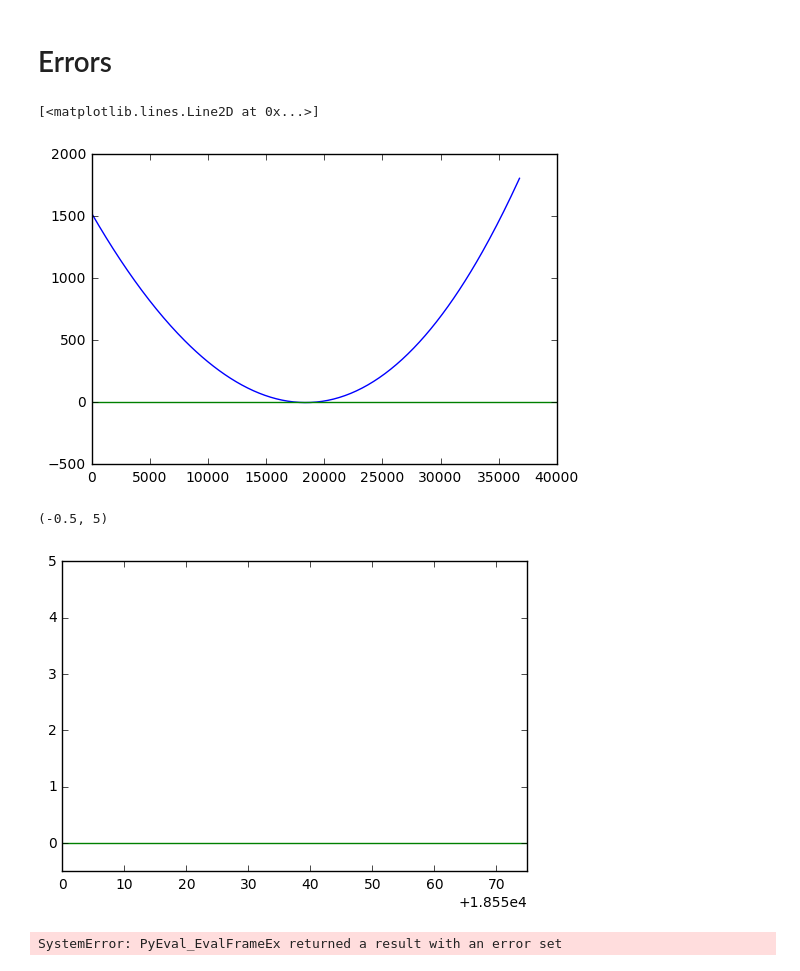
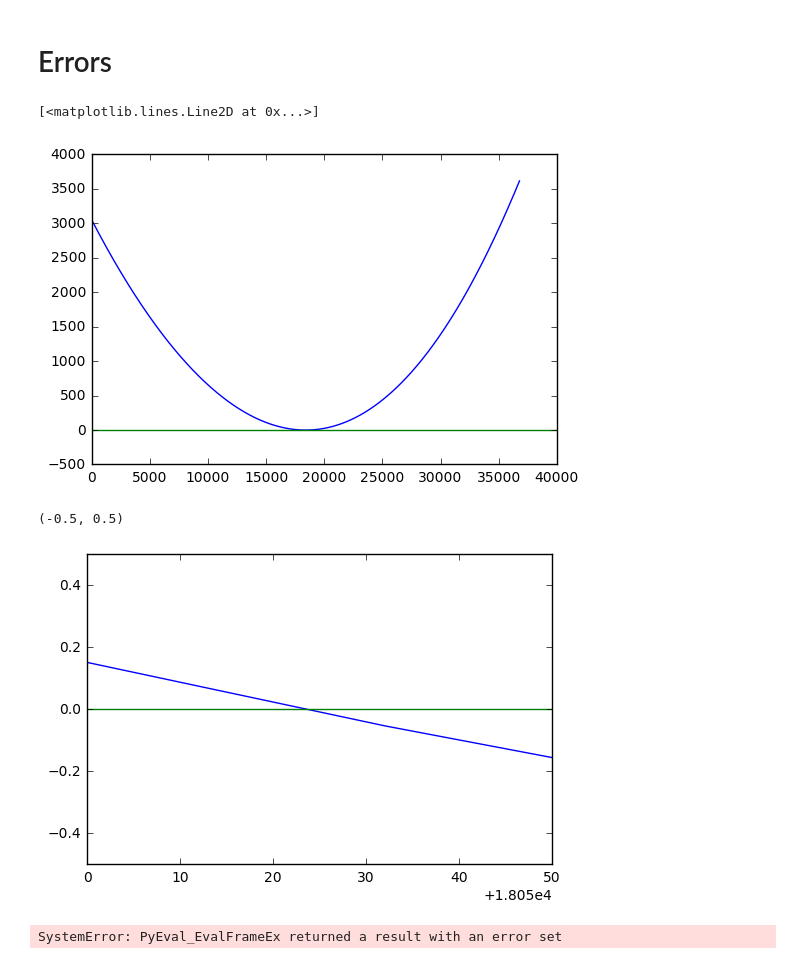
Before and after one commit to bpalmeiro/Next_Energy, a Jupyter notebook: Notebooks/Untitled.ipynb, the cells around one changed output. Saved outputs shown, nothing was run; the diff lists cells and outputs as text; code cells hidden in the pictures.

Commit message:
errors fixed in scan

```diff
--- a/Notebooks/Untitled.ipynb
+++ b/Notebooks/Untitled.ipynb
@@ -19,10 +31,13 @@ from scipy.special import gammaln
 from copy import copy
 
 def generalLogPoisson(x,mu):
-    try:
-        return (-mu+x*np.log(mu+0.00001)-gammaln(x+1))
-    except:
-        print(mu)
+    mu[mu<-2e-11] = np.nan
+    '''for i in mu:
+        if i<-2e-11:
+
+       print(i)
+    '''
+    return (-mu+x*np.log(mu+0.00001)-gammaln(x+1))
 
 class Fit():
     '''
@@ -49,16 +64,13 @@ class Fit():
         ypdf = np.sum(nevs*self.PDF_Val,axis=0)
         ydat = self.spectrum
         lm = (np.array(generalLogPoisson(ydat,ypdf))).sum()
-        return -lm
+        return -2*lm
 
 
 
     def FitLLM(self,nevs,bounds=None, **kwargs):
         nevs = nevs.reshape(len(np.array(nevs)),1)
         fit = self.LogLikelihood
-        if bounds==None:
-            bounds = [[0,None] ] *(len(nevs))
-        #res = sop.minimize(fit,nevs,method='L-BFGS-B',bounds = bounds,**kwargs)
         res = sop.minimize(fit,nevs,method='Nelder-Mead',**kwargs)
         ypdf = np.sum(nevs*self.PDF_Val,axis=0)
         ydat = self.spectrum
@@ -94,7 +106,7 @@ class Fit():
             fun_aux = self.FitLLM(nevs, **kwargs).fun
             res_list = []
 
-            fit = lambda aux_s:  (lambda x_nevs: self.LogLikelihood(np.insert(aux_evs,fixn,aux_s)) )
+            fit = lambda aux_s:  (lambda x_nevs: self.LogLikelihood(np.insert(x_nevs,fixn,aux_s)) )
             #res = sop.minimize(fit,nevs,method='L-BFGS-B',bounds = bounds,**kwargs)
             res = lambda aux_s: sop.minimize(fit(aux_s),aux_evs,method='Nelder-Mead',**kwargs)
             print(sop.brenth(res,0,aux))
@@ -230,20 +242,20 @@ for i in range(len(res_ls[0])):
 # %% [markdown]
 # Errors
 # %%
-scan = fit.FitLLMScan(np. array([ 18395.02927031,  10041.54032921,   1992.53167288,   4839.01680656,1384.77826122]),0,300)
+scan = fit.FitLLMScan(np. array([ 18395.02927031,  10041.54032921,   1992.53167288,   4839.01680656,1384.77826122]),0,1000)
 plt.plot(scan[0],np.array(scan[1])-1)
 plt.plot([0,40000],[0,0])
 # %% [output]
 [<matplotlib.lines.Line2D at 0x...>]
-[figure, old version]
+[figure, new version]
 # %%
 plt.plot(scan[0],np.array(scan[1])-1)
 plt.plot([0,40000],[0,0])
-plt.xlim(18550,18625)
-plt.ylim(-.5,5)
+plt.xlim(18050,18100)
+plt.ylim(-.5,.5)
 # %% [output]
-(-0.5, 5)
+(-0.5, 0.5)
-[figure, old version]
+[figure, new version]
 # %%
 fit.GetError(np.array([ 18395.02927031,  10041.54032921,   1992.53167288,   4839.01680656,1384.77826122]))
 # %% [output]
```
Also changed, not shown: parts of 3 cells of this notebook.
